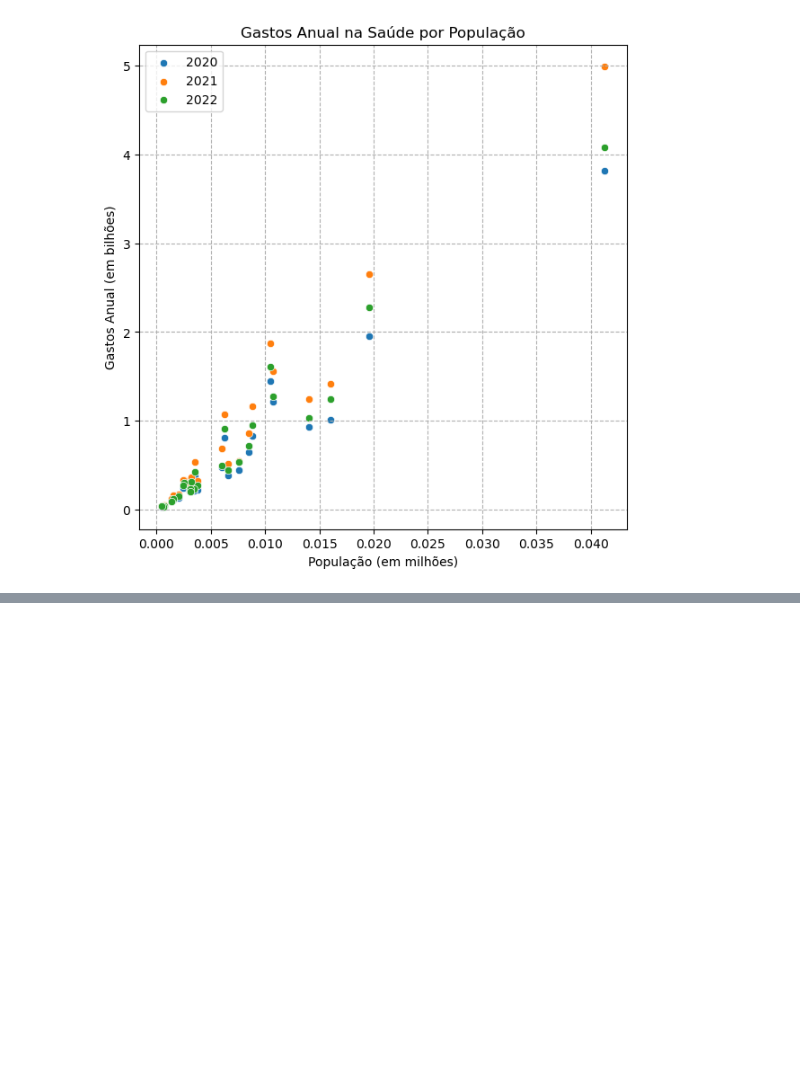
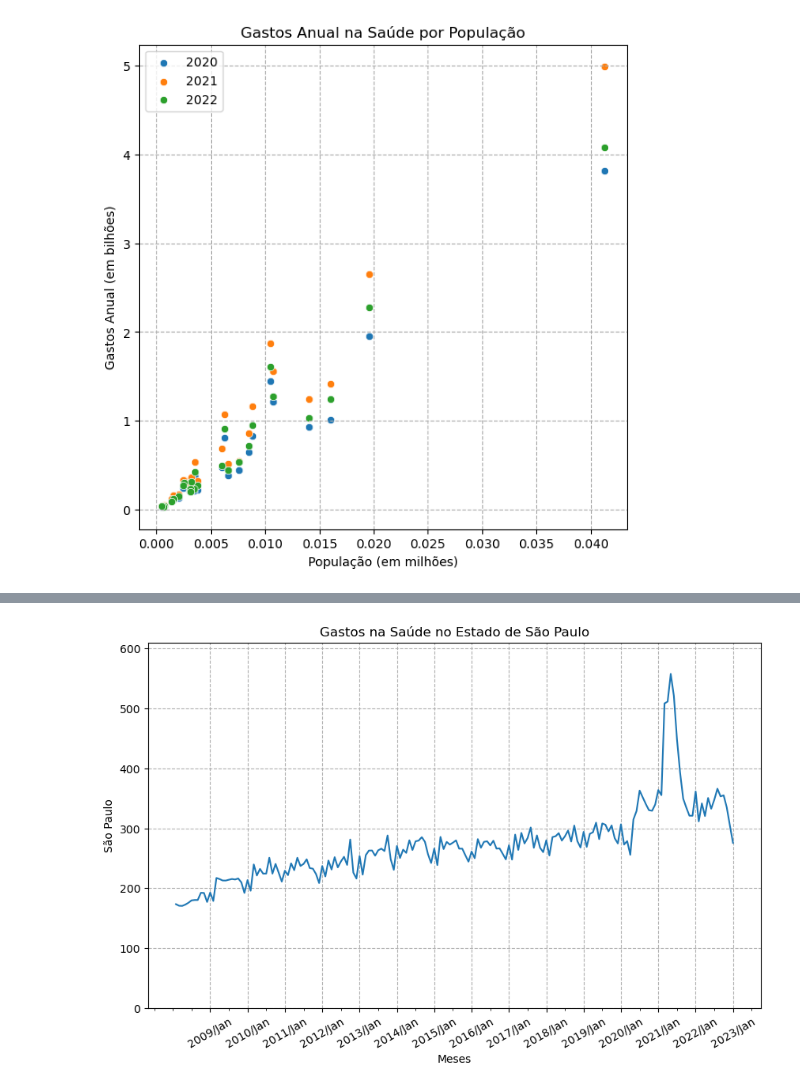
Before and after one commit to polizelr/pos_data_analytics_fiap, a Jupyter notebook: Fase 1 - Data analysis and exploration/Visualização de dados/Produção_Hospitalar_v2.ipynb, the cells around one changed output, grey strips where cells are left out. Saved outputs shown, nothing was run; the diff lists cells and outputs as text; code cells hidden in the pictures; blank space fills up the shorter version.

```diff
--- a/Fase 1 - Data analysis and exploration/Visualização de dados/Produção_Hospitalar_v2.ipynb
+++ b/Fase 1 - Data analysis and exploration/Visualização de dados/Produção_Hospitalar_v2.ipynb
@@ -1204,0 +1229,18 @@ plt.grid( linestyle = '--')
+# %%
+def plot_por_estado(mensal, estado):
+    plt.figure(figsize=(10,6))
+    max_arredondado = round(mensal[f"{estado}"].max())
+    ax = sns.lineplot(data= mensal, x = mensal.index, y=f"{estado}")
+    ax.set_title(f"Gastos na Saúde no Estado de {estado}")
+    ax.set_xlabel("Meses")
+    ax.set_ylabel(f"{estado}")
+    ax.xaxis.set_major_locator(ticker.IndexLocator(base=12, offset=11))
+    ax.xaxis.set_minor_locator(ticker.AutoMinorLocator(2))
+    plt.xticks(rotation=30)
+    plt.grid(linestyle="--")
+    plt.ylim(0, max_arredondado + (10 - (max_arredondado % 10)) + 50)
+    plt.show()
+# %%
+plot_por_estado(mensal, "São Paulo")
+# %% [output]
+[figure, added]
```
Also changed, not shown: parts of 5 cells of this notebook.
